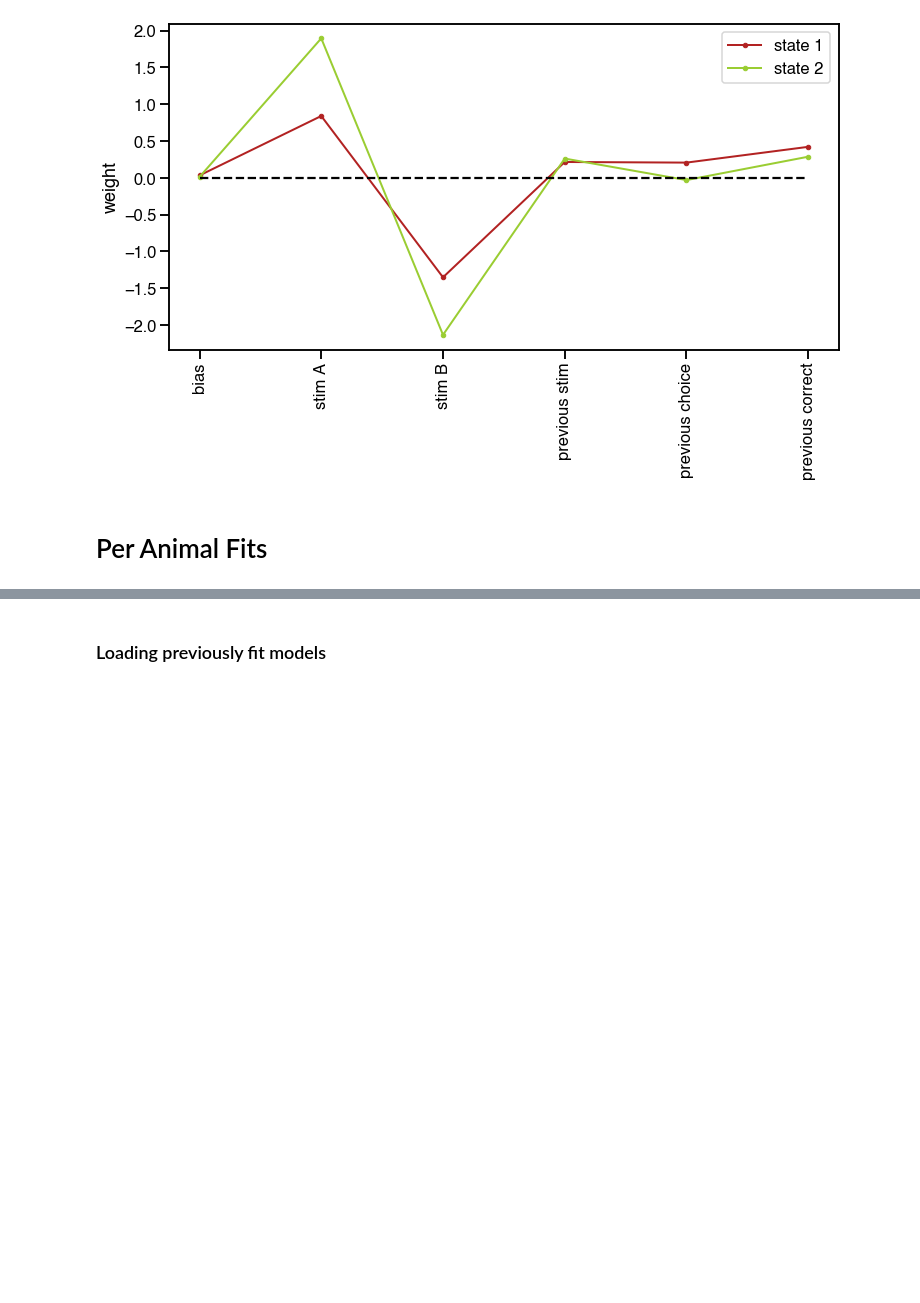
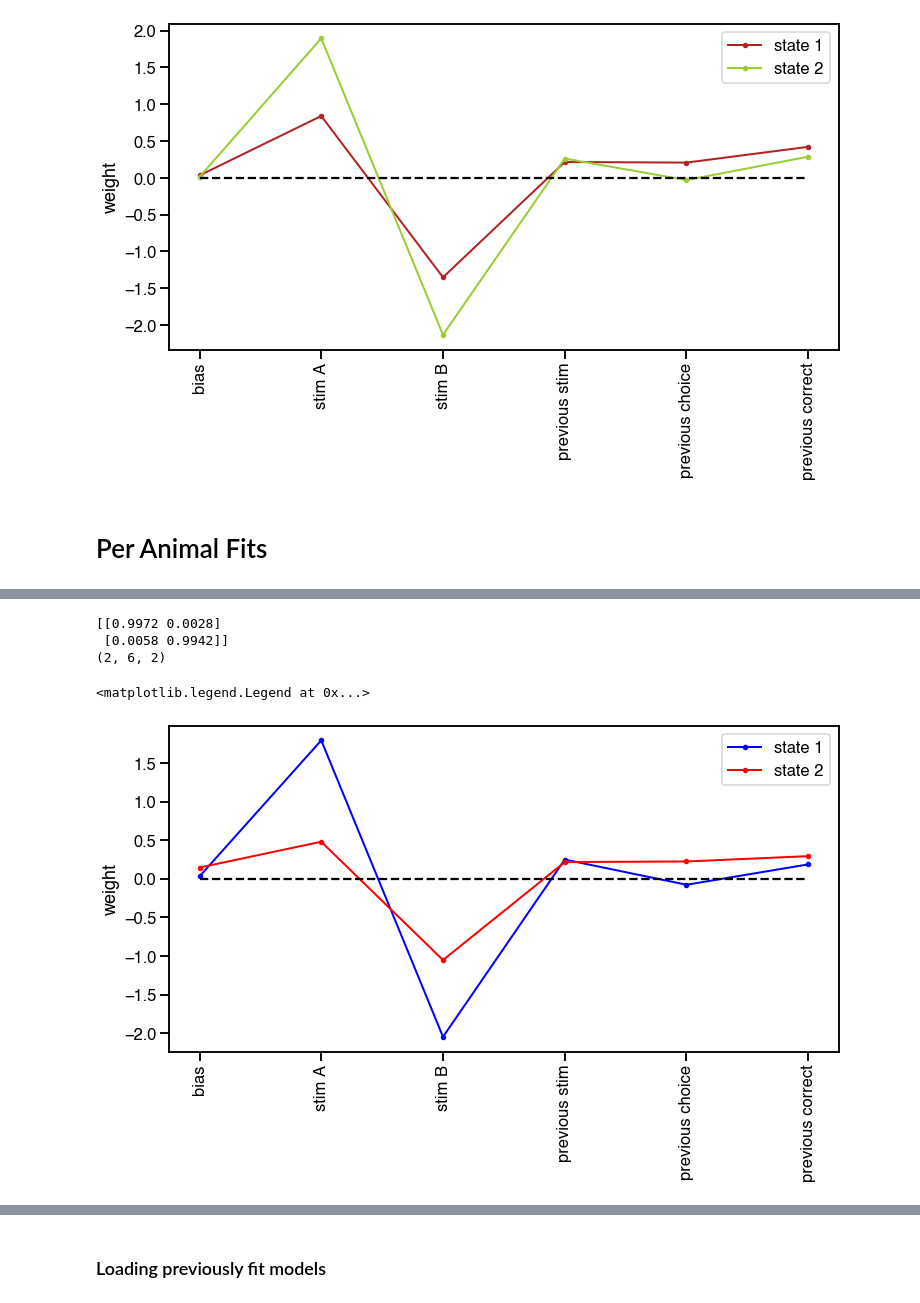
Before and after one commit to lenca56/Pillow_dGLM-HMM, a Jupyter notebook: code/PWM_Iris-GLM-HMM.ipynb, the cells around one changed output, grey strips where cells are left out. Saved outputs shown, nothing was run; the diff lists cells and outputs as text; code cells hidden in the pictures; blank space fills up the shorter version.

```diff
--- a/code/PWM_Iris-GLM-HMM.ipynb
+++ b/code/PWM_Iris-GLM-HMM.ipynb
@@ -228,0 +239,22 @@ KeyboardInterrupt:
+# %%
+import pickle
+K = 2
+animal = 'W060'
+best_GLMHMM = pickle.load(open(f'models/bestGLMHMM_{animal}_states-{K}_weights-GLM_untilSession250.pickle', 'rb'))
+A = best_GLMHMM.A
+print(np.round(A,4))
+w = best_GLMHMM.w
+print(w.shape)
+xlabels = ['bias', 'stim A', 'stim B', 'previous stim', 'previous choice', 'previous correct']
+legend = []
+fig, axes = plt.subplots(1,figsize=(12,6))
+for i in range(1,K+1):
+    legend.append('state ' + str(i))
+visualize.plot_weights(w[:,:,-1],axes,xlabels=xlabels,switch=False,style='.-', color=['blue','red'],error=None,label=legend) # w has shape K x D x C (but first column = 0 for C=2)
+axes.legend()
+# %% [output]
+[[0.9972 0.0028]
+ [0.0058 0.9942]]
+(2, 6, 2)
+<matplotlib.legend.Legend at 0x...>
+[figure, added]
```
Also changed, not shown: parts of 4 cells of this notebook, 9 other files.
